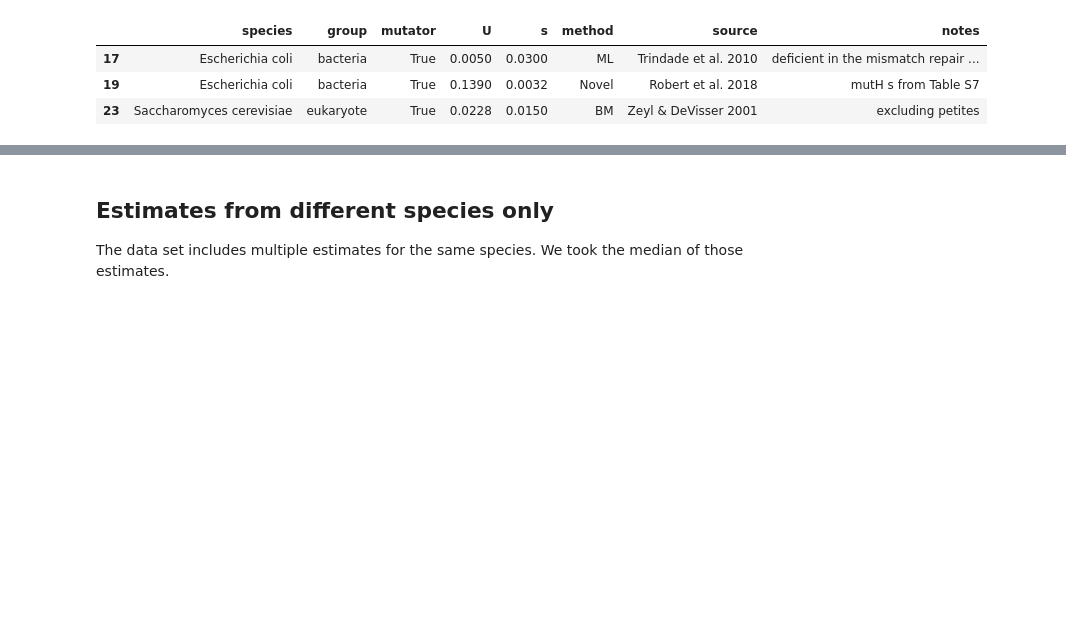
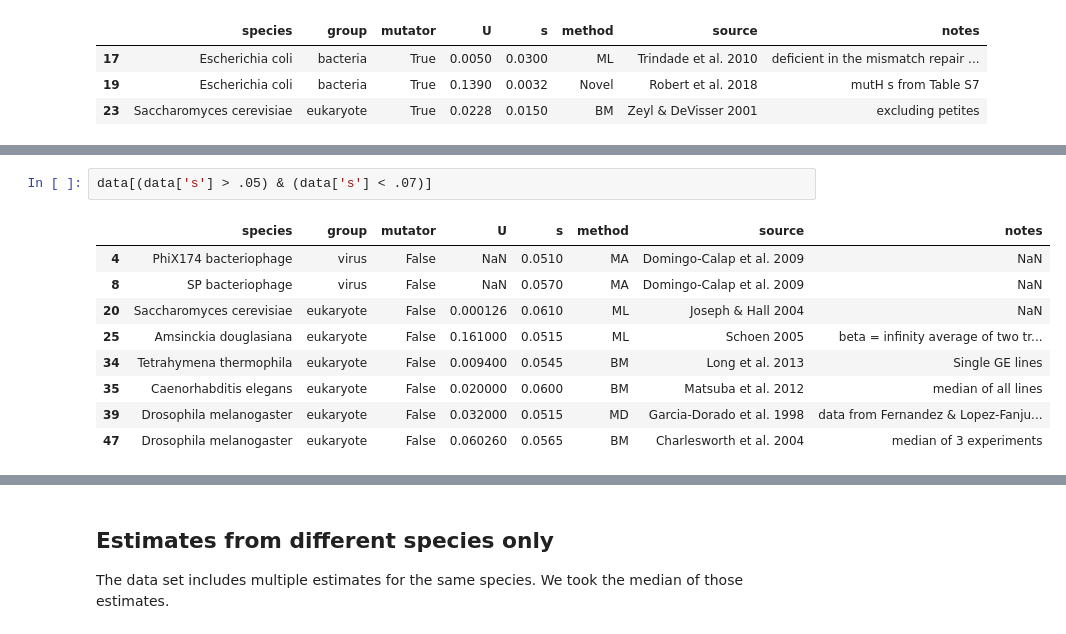
Before and after one commit to rbazev/doomed, a Jupyter notebook: python/mutation_parameters.ipynb, the cells around one changed output, grey strips where cells are left out. Cells and saved outputs as stored; diff of their text form; blank space fills up the shorter version.

```diff
--- a/python/mutation_parameters.ipynb
+++ b/python/mutation_parameters.ipynb
@@ -105,0 +117,12 @@ data[data['mutator']]
+# %%
+data[(data['s'] > .05) & (data['s'] < .07)]
+# %% [output]
+|  | species | group | mutator | U | s | method | source | notes |
+| 4 | PhiX174 bacteriophage | virus | False | NaN | 0.0510 | MA | Domingo-Calap et al. 2009 | NaN |
+| 8 | SP bacteriophage | virus | False | NaN | 0.0570 | MA | Domingo-Calap et al. 2009 | NaN |
+| 20 | Saccharomyces cerevisiae | eukaryote | False | 0.000126 | 0.0610 | ML | Joseph & Hall 2004 | NaN |
+| 25 | Amsinckia douglasiana | eukaryote | False | 0.161000 | 0.0515 | ML | Schoen 2005 | beta = infinity average of two tr... |
+| 34 | Tetrahymena thermophila | eukaryote | False | 0.009400 | 0.0545 | BM | Long et al. 2013 | Single GE lines |
+| 35 | Caenorhabditis elegans | eukaryote | False | 0.020000 | 0.0600 | BM | Matsuba et al. 2012 | median of all lines |
+| 39 | Drosophila melanogaster | eukaryote | False | 0.032000 | 0.0515 | MD | Garcia-Dorado et al. 1998 | data from Fernandez & Lopez-Fanju... |
+| 47 | Drosophila melanogaster | eukaryote | False | 0.060260 | 0.0565 | BM | Charlesworth et al. 2004 | median of 3 experiments |
```
Also changed, not shown: parts of 9 cells of this notebook, 7 other files.
